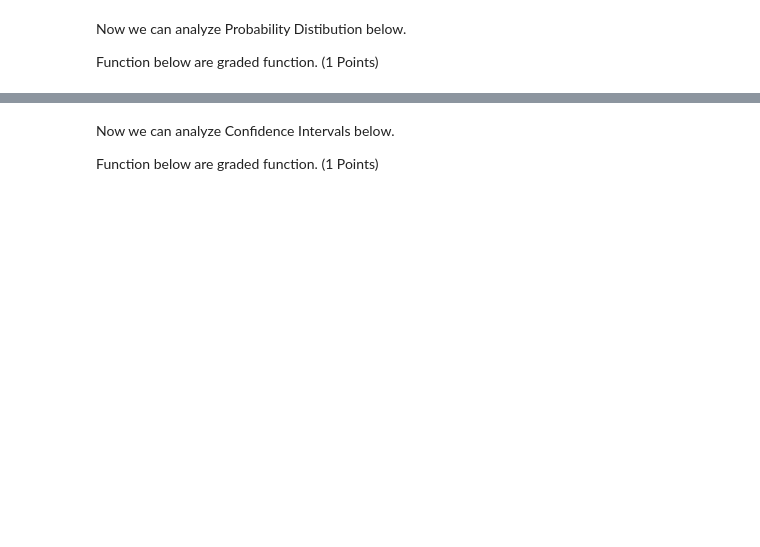
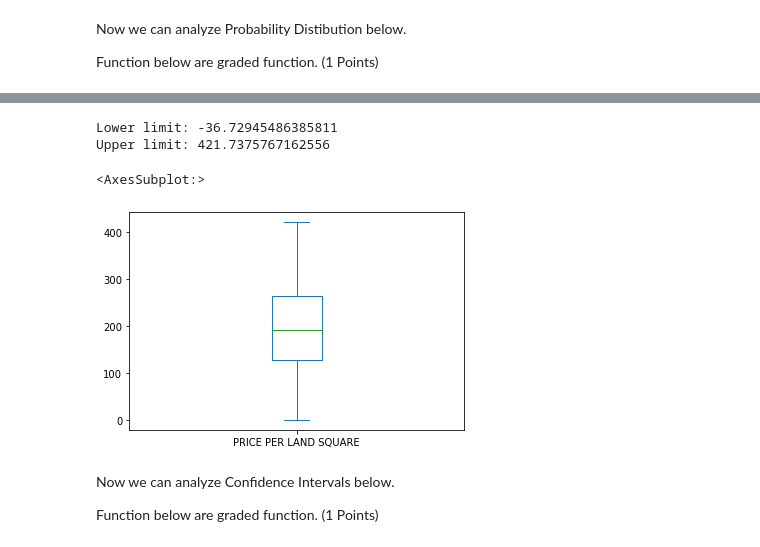
Before and after one commit to r-ap/TrainingMachineLearning, a Jupyter notebook: Assignment2.ipynb, the cells around one changed output, grey strips where cells are left out. Saved outputs shown, nothing was run; the diff lists cells and outputs as text; code cells hidden in the pictures; blank space fills up the shorter version.

```diff
--- a/Assignment2.ipynb
+++ b/Assignment2.ipynb
@@ -374,3 +571,17 @@ Function below are graded function. (1 Points)
+# %%
+lower_limit = data_analisis['PRICE PER LAND SQUARE'].mean() - 3 * data_analisis['PRICE PER LAND SQUARE'].std()
+upper_limit = data_analisis['PRICE PER LAND SQUARE'].mean() + 3 * data_analisis['PRICE PER LAND SQUARE'].std()
+
+print(f'Lower limit: {lower_limit}')
+print(f'Upper limit: {upper_limit}')
+
+qo_no_outlier = data['PRICE PER LAND SQUARE'][(data['PRICE PER LAND SQUARE'] >= lower_limit) & (data['PRICE PER LAND SQUARE'] <= upper_limit)]
+qo_no_outlier.plot(kind='box')
+# %% [output]
+Lower limit: -36.72945486385811
+Upper limit: 421.7375767162556
+<AxesSubplot:>
+[figure, added]
 # %% [markdown]
 Now we can analyze Confidence Intervals below.
 
```
Also changed, not shown: parts of 27 cells of this notebook.
